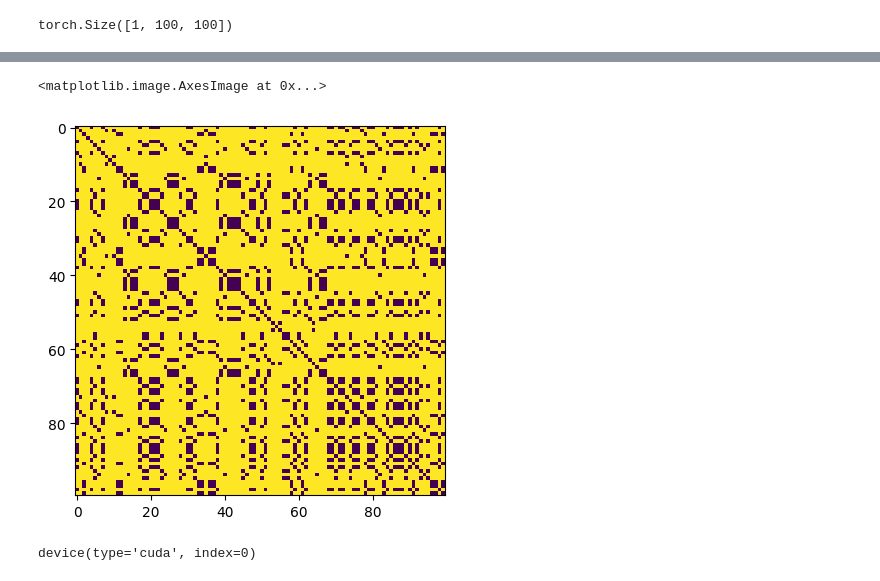
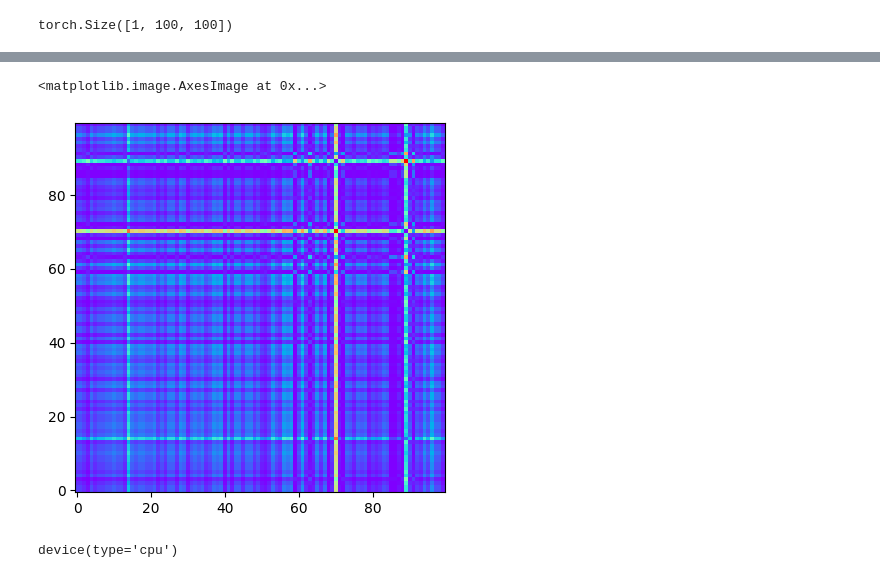
Before and after one commit to Losten98/AI-Capstone, a Jupyter notebook: juhyeong/CNN.ipynb, the cells around one changed output, grey strips where cells are left out. Cells and saved outputs as stored; diff of their text form; code cells hidden in the pictures.

```diff
--- a/juhyeong/CNN.ipynb
+++ b/juhyeong/CNN.ipynb
@@ -15,9 +49,12 @@ class img_data(Dataset):
     def __init__(self, path, option):
             data = pd.read_csv(path,header=None)
 
-            self.items = [(data[i] ,int(path.split(option)[-1].replace(".csv",""))) for i in data]
+            for i in range(0,len(data.columns)):
+                data.loc[data[i]==-999,i] = data[i].median()
+            self.items = [(data[i] ,int(path.split(option)[-1].replace(".csv",""))-1) for i in data]
             self.length = len(data.columns) # item의 개수
             self.to_tensor = transforms.ToTensor()
+            self.gaf = GAF()
 
     # ----------------------------
     # Number of items in dataset
@@ -32,16 +69,15 @@ class img_data(Dataset):
 
         series_data, class_id = self.items[idx]
 
-        eps=0.1
-        steps=5
-        N = series_data.size
-        S = np.repeat(series_data[None,:],N, axis=0)
-        image = np.floor(np.abs(S-S.T)/eps)
-        image[image>steps] = steps
+        image, _,_,_ = self.gaf(series_data)
         image = self.to_tensor(image)
-
+        image = image.type(torch.float32)
 
         return image, class_id
 # %%
-PATH = 'data/wonHR1.csv'
-train = img_data(PATH,"HR")
+PATH1 = 'data/HR1.csv'
+train1 = img_data(PATH1,"HR")
+PATH2 = 'data/HR2.csv'
+train2 = img_data(PATH2,"HR")
+# %%
+train = train1+train2
@@ -52,8 +117,8 @@ torch.Size([1, 100, 100])
 # %%
-plt.imshow(train.__getitem__(1)[0][0])
+plt.imshow(train.__getitem__(0)[0][0],cmap='rainbow', origin='lower')
 # %% [output]
 <matplotlib.image.AxesImage at 0x...>
-[figure, old version]
+[figure, new version]
 # %%
 # Hyper parameter
 batch_size = 1
@@ -140,12 +205,12 @@ class Classifier (nn.Module):
 # %%
 # Create the model and put it on the GPU if available
 myModel = Classifier()
-device = torch.device("cuda:0" if torch.cuda.is_available() else "cpu")
+device = torch.device("cpu")
 myModel = myModel.to(device)
 # Check that it is on Cuda
 next(myModel.parameters()).device
 # %% [output]
-device(type='cuda', index=0)
+device(type='cpu')
 # %%
 # ----------------------------
 # Training Loop
```
Also changed, not shown: parts of 13 cells of this notebook, 2 other files.
